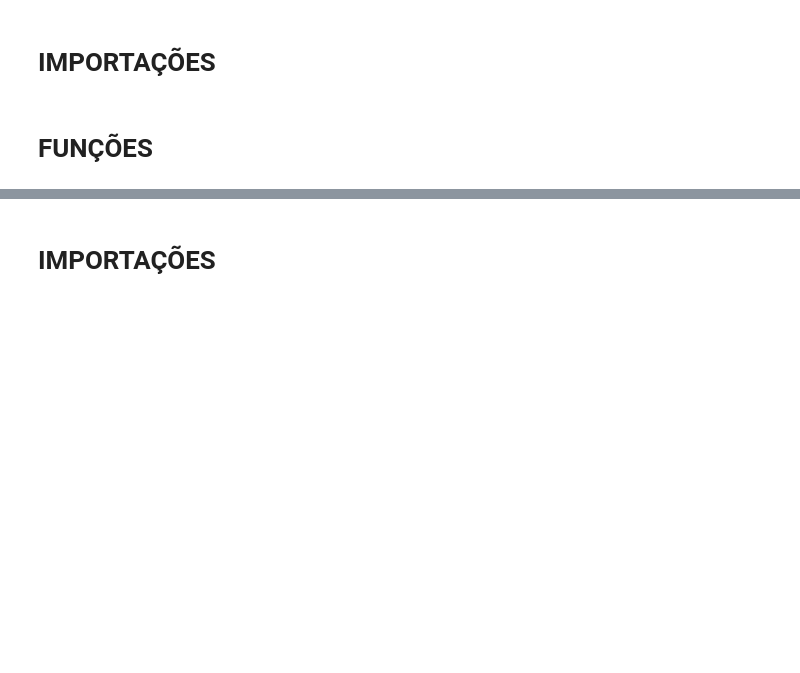
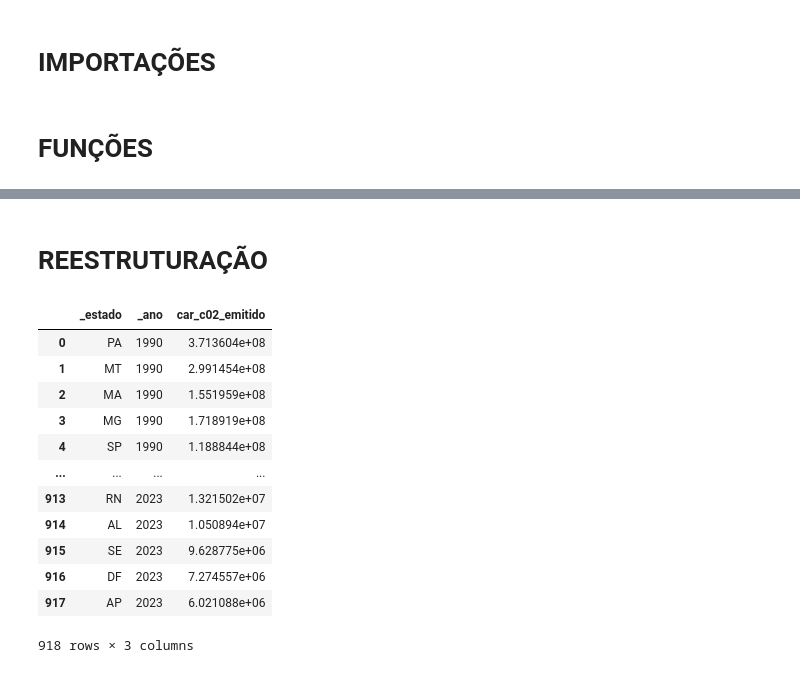
Before and after one commit to SirSirocco/DataScience_2025_1, a Jupyter notebook: src/SEEG/seeg_cooking.ipynb, the cells around one changed output, grey strips where cells are left out. Saved outputs shown, nothing was run; the diff lists cells and outputs as text; code cells hidden in the pictures; blank space fills up the shorter version.

```diff
--- a/src/SEEG/seeg_cooking.ipynb
+++ b/src/SEEG/seeg_cooking.ipynb
@@ -79,2 +253,27 @@ Domínio:  [2000 2001 2002 2003 2004 2005 2006 2007 2008 2009 2010 2011 2012 201
 # %% [markdown]
-# IMPORTAÇÕES
+# REESTRUTURAÇÃO
+# %%
+# Transforma colunas de ano em atributos
+df_melted = df_filtered.melt(
+    id_vars=[STATE_COL],
+    var_name="_ano",
+    value_name="car_c02_emitido"
+)
+# Renomeia colunas
+df_melted.rename(columns={STATE_COL: "_estado"}, inplace=True)
+
+display(df_melted)
+# %% [output]
+|  | _estado | _ano | car_c02_emitido |
+| 0 | PA | 1990 | 3.713604e+08 |
+| 1 | MT | 1990 | 2.991454e+08 |
+| 2 | MA | 1990 | 1.551959e+08 |
+| 3 | MG | 1990 | 1.718919e+08 |
+| 4 | SP | 1990 | 1.188844e+08 |
+| ... | ... | ... | ... |
+| 913 | RN | 2023 | 1.321502e+07 |
+| 914 | AL | 2023 | 1.050894e+07 |
+| 915 | SE | 2023 | 9.628775e+06 |
+| 916 | DF | 2023 | 7.274557e+06 |
+| 917 | AP | 2023 | 6.021088e+06 |
+918 rows × 3 columns
```
Also changed, not shown: parts of 23 cells of this notebook, 3 other files.
